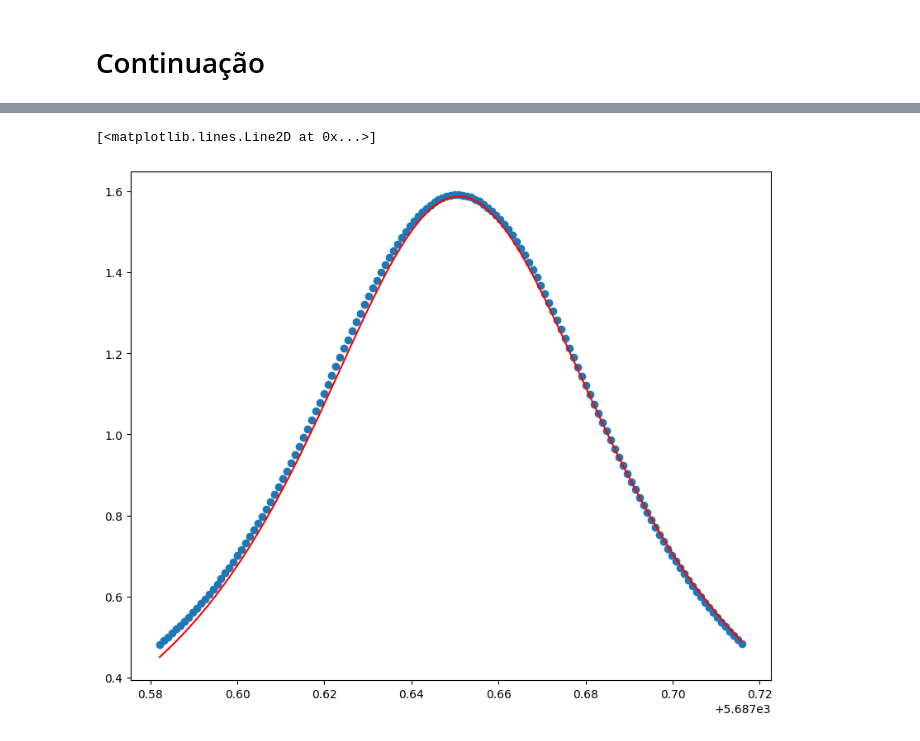
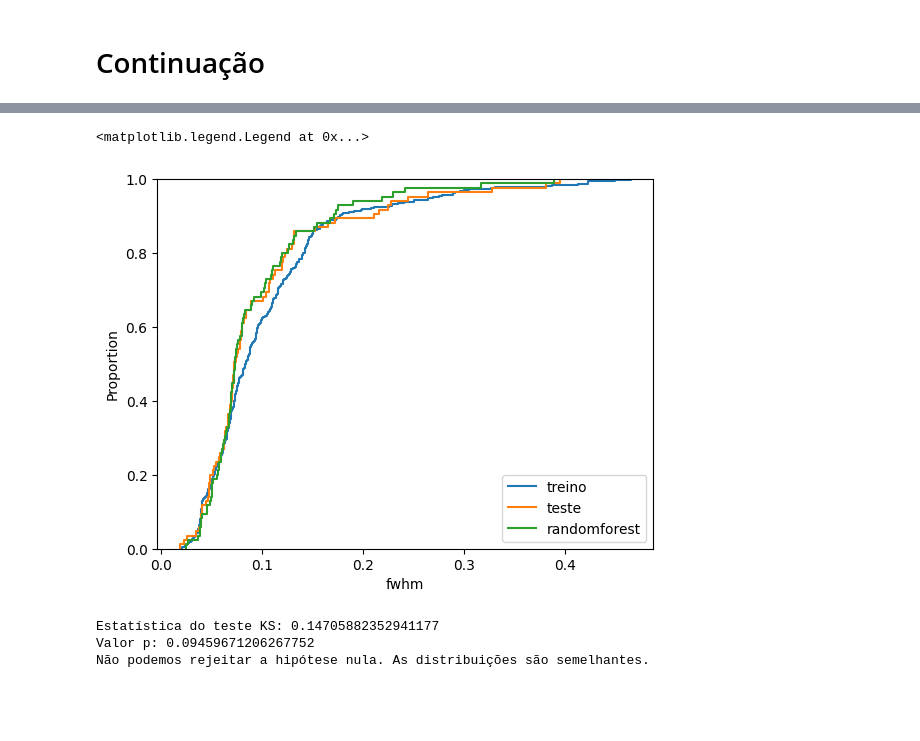
Before and after one commit to Alexandre-Esposte/Machine-learning-aplicado-f-sica, a Jupyter notebook: projeto_final/modelagem.ipynb, the cells around one changed output, grey strips where cells are left out. Saved outputs shown, nothing was run; the diff lists cells and outputs as text; code cells hidden in the pictures; blank space fills up the shorter version.

```diff
--- a/projeto_final/modelagem.ipynb
+++ b/projeto_final/modelagem.ipynb
@@ -388,9 +186,33 @@ voigt_result = 0.215*voigt_profile(x['wavenumber'] - 5687.65090, sigma, gamma)
-# %%
-import matplotlib.pyplot as plt
-
-plt.figure(figsize=(10,8))
-plt.scatter(x= x['wavenumber'],y = x['intensity'])
-plt.plot(x['wavenumber'] , voigt_result,c='r',linewidth=1.5)
-# %% [output]
-[<matplotlib.lines.Line2D at 0x...>]
-[figure, removed]
+# %%
+sns.ecdfplot(x=y_train,label='treino')
+sns.ecdfplot(x=y_test, label='teste')
+sns.ecdfplot(x=model_pipeline.predict(X_test),label='randomforest')
+plt.legend()
+# %% [output]
+<matplotlib.legend.Legend at 0x...>
+[figure, added]
+# %%
+from scipy.stats import ks_2samp
+import numpy as np
+
+# Gere duas distribuições de exemplo (substitua isso pelos seus dados reais)
+distribuicao1 = y_train
+distribuicao2 = y_test
+
+# Realize o teste KS
+statistic, p_value = ks_2samp(distribuicao1, distribuicao2)
+
+# Imprima os resultados
+print(f'Estatística do teste KS: {statistic}')
+print(f'Valor p: {p_value}')
+
+# Avalie a hipótese nula
+alpha = 0.05
+if p_value < alpha:
+    print('Rejeitamos a hipótese nula. As distribuições são diferentes.')
+else:
+    print('Não podemos rejeitar a hipótese nula. As distribuições são semelhantes.')
+# %% [output]
+Estatística do teste KS: 0.14705882352941177
+Valor p: 0.09459671206267752
+Não podemos rejeitar a hipótese nula. As distribuições são semelhantes.
```
Also changed, not shown: parts of 29 cells of this notebook, 11 other files.
